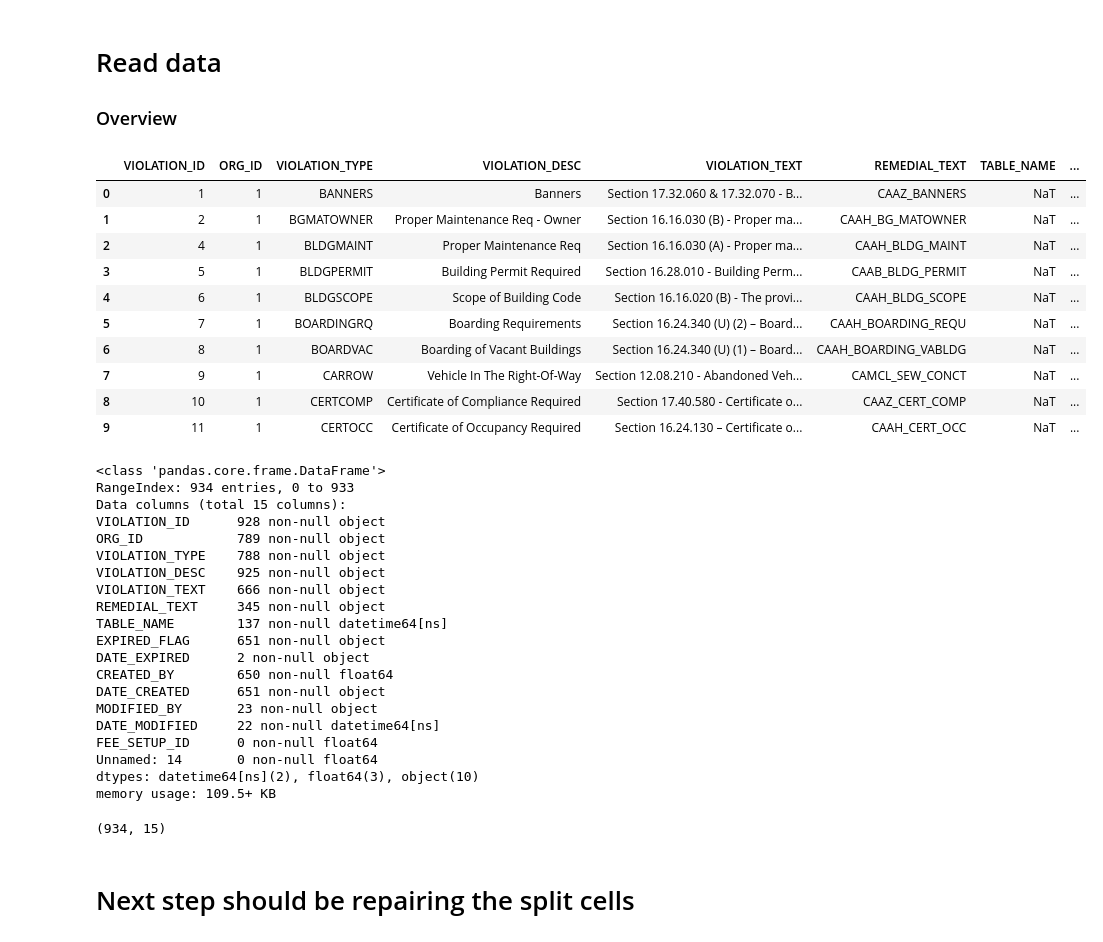
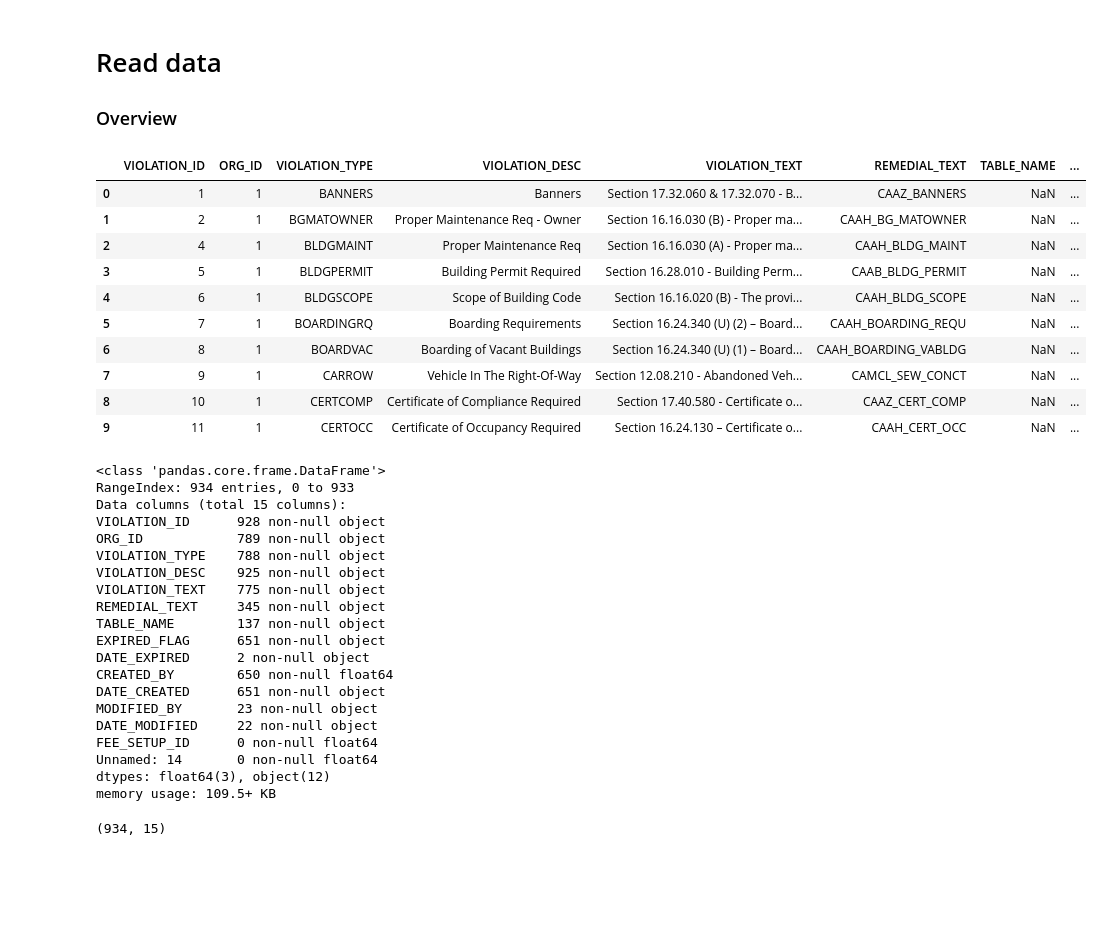
Before and after one commit to shrutijalewar/data-question-2-xtreme-united, a Jupyter notebook: Violation_codes.ipynb, the cells around one changed output. Saved outputs shown, nothing was run; the diff lists cells and outputs as text; code cells hidden in the pictures; blank space fills up the shorter version.

```diff
--- a/Violation_codes.ipynb
+++ b/Violation_codes.ipynb
@@ -7,20 +7,20 @@ import seaborn as sns
 # Read data
 ### Overview
 # %%
-violation_xl=pd.read_excel ('/Users/ghfmhf/git/data-question-2-xtreme-united/Codes_List_of_Violations_15_aug_2017.xlsx')
+violation_xl=pd.read_csv ('/Users/ghfmhf/git/data-question-2-xtreme-united/Codes_List_of_Violations_15_aug_2017.csv')
 violation_xl.head(10)
 # %% [output]
 |  | VIOLATION_ID | ORG_ID | VIOLATION_TYPE | VIOLATION_DESC | VIOLATION_TEXT | REMEDIAL_TEXT | TABLE_NAME | ... |
-| 0 | 1 | 1 | BANNERS | Banners | Section 17.32.060 & 17.32.070 - B... | CAAZ_BANNERS | NaT | ... |
-| 1 | 2 | 1 | BGMATOWNER | Proper Maintenance Req - Owner | Section 16.16.030 (B) - Proper ma... | CAAH_BG_MATOWNER | NaT | ... |
-| 2 | 4 | 1 | BLDGMAINT | Proper Maintenance Req | Section 16.16.030 (A) - Proper ma... | CAAH_BLDG_MAINT | NaT | ... |
-| 3 | 5 | 1 | BLDGPERMIT | Building Permit Required | Section 16.28.010 - Building Perm... | CAAB_BLDG_PERMIT | NaT | ... |
-| 4 | 6 | 1 | BLDGSCOPE | Scope of Building Code | Section 16.16.020 (B) - The provi... | CAAH_BLDG_SCOPE | NaT | ... |
-| 5 | 7 | 1 | BOARDINGRQ | Boarding Requirements | Section 16.24.340 (U) (2) – Board... | CAAH_BOARDING_REQU | NaT | ... |
-| 6 | 8 | 1 | BOARDVAC | Boarding of Vacant Buildings | Section 16.24.340 (U) (1) – Board... | CAAH_BOARDING_VABLDG | NaT | ... |
-| 7 | 9 | 1 | CARROW | Vehicle In The Right-Of-Way | Section 12.08.210 - Abandoned Veh... | CAMCL_SEW_CONCT | NaT | ... |
-| 8 | 10 | 1 | CERTCOMP | Certificate of Compliance Required | Section 17.40.580 - Certificate o... | CAAZ_CERT_COMP | NaT | ... |
-| 9 | 11 | 1 | CERTOCC | Certificate of Occupancy Required | Section 16.24.130 – Certificate o... | CAAH_CERT_OCC | NaT | ... |
+| 0 | 1 | 1 | BANNERS | Banners | Section 17.32.060 & 17.32.070 - B... | CAAZ_BANNERS | NaN | ... |
+| 1 | 2 | 1 | BGMATOWNER | Proper Maintenance Req - Owner | Section 16.16.030 (B) - Proper ma... | CAAH_BG_MATOWNER | NaN | ... |
+| 2 | 4 | 1 | BLDGMAINT | Proper Maintenance Req | Section 16.16.030 (A) - Proper ma... | CAAH_BLDG_MAINT | NaN | ... |
+| 3 | 5 | 1 | BLDGPERMIT | Building Permit Required | Section 16.28.010 - Building Perm... | CAAB_BLDG_PERMIT | NaN | ... |
+| 4 | 6 | 1 | BLDGSCOPE | Scope of Building Code | Section 16.16.020 (B) - The provi... | CAAH_BLDG_SCOPE | NaN | ... |
+| 5 | 7 | 1 | BOARDINGRQ | Boarding Requirements | Section 16.24.340 (U) (2) – Board... | CAAH_BOARDING_REQU | NaN | ... |
+| 6 | 8 | 1 | BOARDVAC | Boarding of Vacant Buildings | Section 16.24.340 (U) (1) – Board... | CAAH_BOARDING_VABLDG | NaN | ... |
+| 7 | 9 | 1 | CARROW | Vehicle In The Right-Of-Way | Section 12.08.210 - Abandoned Veh... | CAMCL_SEW_CONCT | NaN | ... |
+| 8 | 10 | 1 | CERTCOMP | Certificate of Compliance Required | Section 17.40.580 - Certificate o... | CAAZ_CERT_COMP | NaN | ... |
+| 9 | 11 | 1 | CERTOCC | Certificate of Occupancy Required | Section 16.24.130 – Certificate o... | CAAH_CERT_OCC | NaN | ... |
 # %%
 violation_xl.info()
 # %% [output]
@@ -31,22 +31,20 @@ VIOLATION_ID      928 non-null object
 ORG_ID            789 non-null object
 VIOLATION_TYPE    788 non-null object
 VIOLATION_DESC    925 non-null object
-VIOLATION_TEXT    666 non-null object
+VIOLATION_TEXT    775 non-null object
 REMEDIAL_TEXT     345 non-null object
-TABLE_NAME        137 non-null datetime64[ns]
+TABLE_NAME        137 non-null object
 EXPIRED_FLAG      651 non-null object
 DATE_EXPIRED      2 non-null object
 CREATED_BY        650 non-null float64
 DATE_CREATED      651 non-null object
 MODIFIED_BY       23 non-null object
-DATE_MODIFIED     22 non-null datetime64[ns]
+DATE_MODIFIED     22 non-null object
 FEE_SETUP_ID      0 non-null float64
 Unnamed: 14       0 non-null float64
-dtypes: datetime64[ns](2), float64(3), object(10)
+dtypes: float64(3), object(12)
 memory usage: 109.5+ KB
 # %%
 violation_xl.shape
 # %% [output]
 (934, 15)
-# %% [markdown]
-# Next step should be repairing the split cells
```
Also changed, not shown: parts of 26 cells of this notebook, 3 other files.
